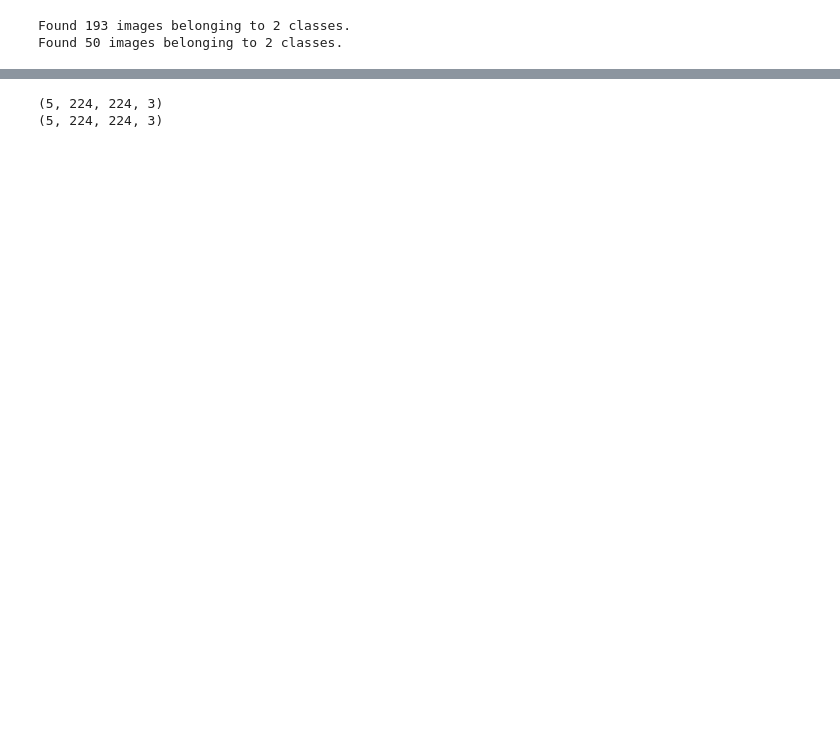
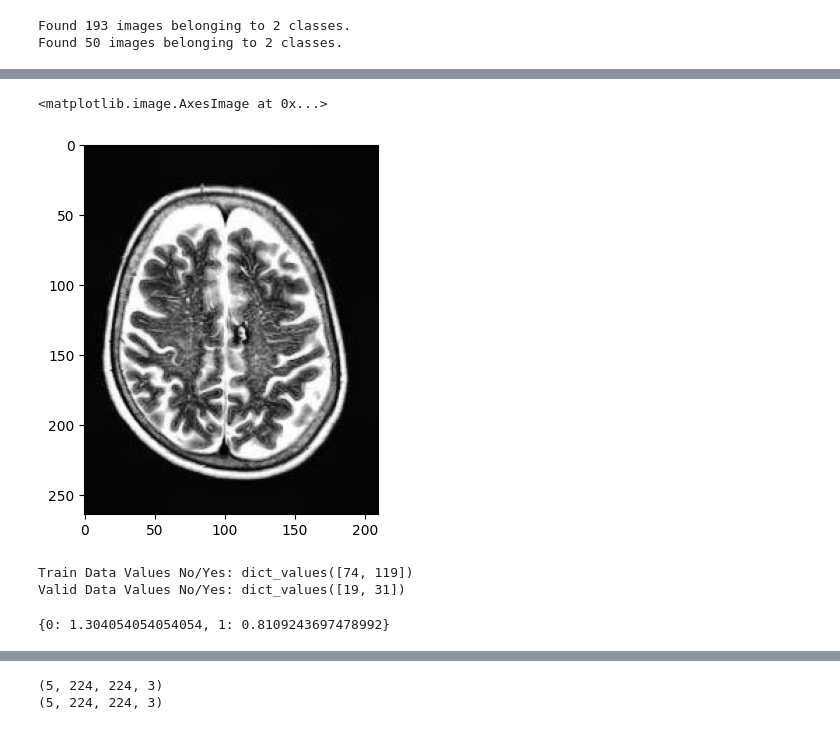
Before and after one commit to LucianStefanAndrei/CNNs, a Jupyter notebook: brain_mri.ipynb, the cells around one changed output, grey strips where cells are left out. Drawn from its saved outputs; the diff is of its cells as text; code cells hidden in the pictures; blank space fills up the shorter version.

```diff
--- a/brain_mri.ipynb
+++ b/brain_mri.ipynb
@@ -112,3 +143,34 @@ Found 50 images belonging to 2 classes.
+# %%
+clahe_img = custom_preprocessing(np.array(test_img))
+plt.imshow(clahe_img)
+# %% [output]
+<matplotlib.image.AxesImage at 0x...>
+[figure, added]
+# %%
+from collections import Counter
+
+train_data_values = Counter(train_data.classes).values()
+validation_data_values = Counter(validation_data.classes).values()
+
+print("Train Data Values No/Yes:",train_data_values)
+print("Valid Data Values No/Yes:",validation_data_values)
+# %% [output]
+Train Data Values No/Yes: dict_values([74, 119])
+Valid Data Values No/Yes: dict_values([19, 31])
+# %%
+def compute_class_weights(y):
+    class_weights = {}
+    classes, counts = np.unique(y, return_counts=True)
+    total_counts = sum(counts)
+
+    for cls, count in zip(classes, counts):
+        class_weights[cls] = total_counts / (len(classes) * count)
+
+    return class_weights
+class_weights = compute_class_weights(train_data.classes)
+print(class_weights)
+# %% [output]
+{0: 1.304054054054054, 1: 0.8109243697478992}
 # %%
 early_stopping = EarlyStopping(
     monitor='val_loss',
```
Also changed, not shown: parts of 17 cells of this notebook.
